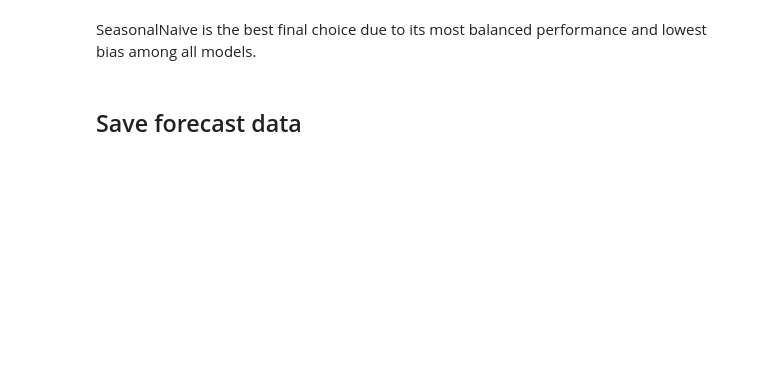
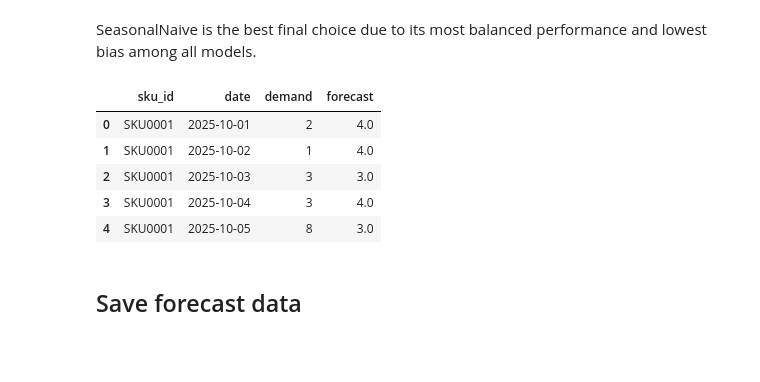
Before and after one commit to wuandt/inventory-optimization, a Jupyter notebook: notebooks/04_forecasting.ipynb, the cells around one changed output. Cells and saved outputs as stored; diff of their text form; code cells hidden in the pictures; blank space fills up the shorter version.

```diff
--- a/notebooks/04_forecasting.ipynb
+++ b/notebooks/04_forecasting.ipynb
@@ -583,7 +646,7 @@ sf_BZ_CZ = df_BZ_CZ[['date', 'sku_id', 'demand']].rename(columns = {
     'demand': 'y'
 })
 
-sf_train = sf_BZ_CZ[(sf_BZ_CZ['ds'] >= '2024-03-31') & (sf_BZ_CZ['ds'] < split_date)].copy()
+sf_train = sf_BZ_CZ[sf_BZ_CZ['ds'] < split_date].copy()
 sf_test  = sf_BZ_CZ[sf_BZ_CZ['ds'] >= split_date].copy()
 
 sf = StatsForecast(
@@ -626,3 +687,12 @@ BZ_CZ_preds = BZ_CZ_preds[['sku_id', 'date', 'demand', 'forecast']]
+# %%
+BZ_CZ_preds.head()
+# %% [output]
+|  | sku_id | date | demand | forecast |
+| 0 | SKU0001 | 2025-10-01 | 2 | 4.0 |
+| 1 | SKU0001 | 2025-10-02 | 1 | 4.0 |
+| 2 | SKU0001 | 2025-10-03 | 3 | 3.0 |
+| 3 | SKU0001 | 2025-10-04 | 3 | 4.0 |
+| 4 | SKU0001 | 2025-10-05 | 8 | 3.0 |
 # %% [markdown]
 ## Save forecast data
 # %%
```
Also changed, not shown: parts of 27 cells of this notebook, 7 other files.
